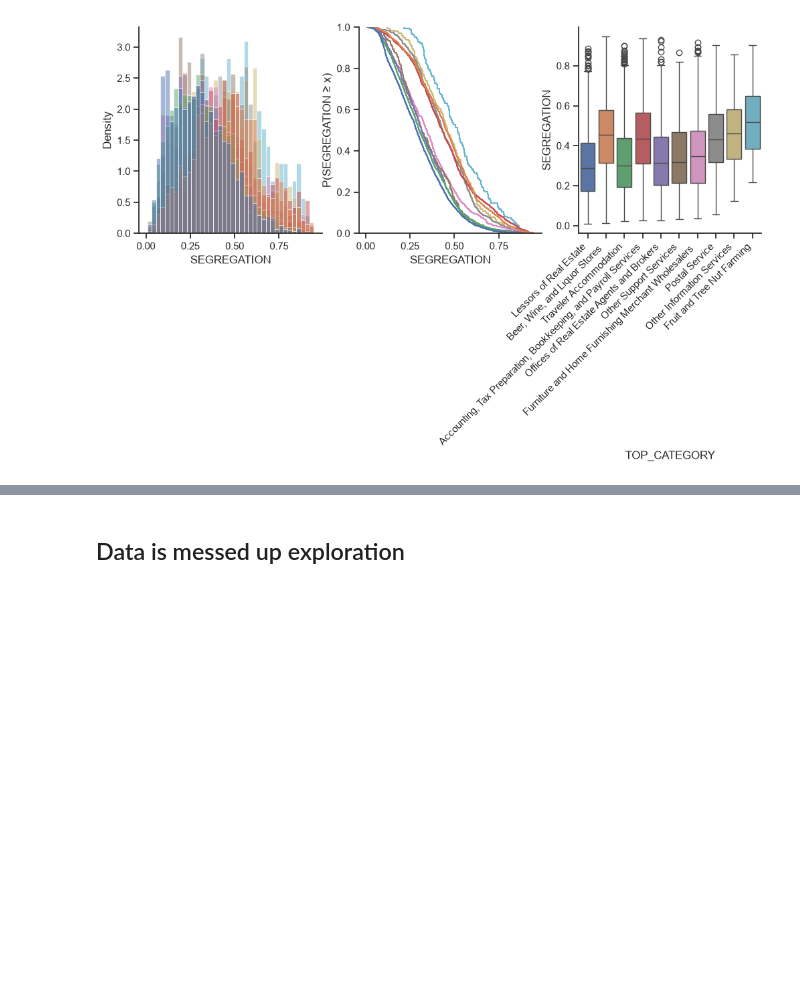
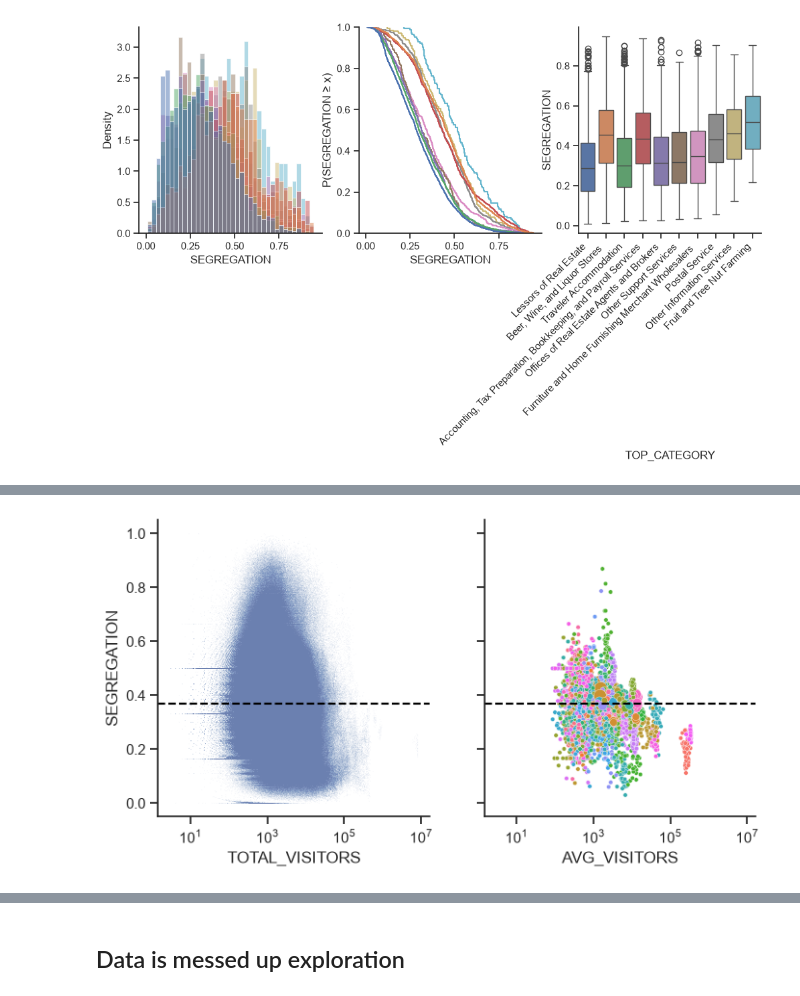
Before and after one commit to marcus-friis/weekly-patterns-plus-exploration, a Jupyter notebook: notebooks/new-york-poi-segregation.ipynb, the cells around one changed output, grey strips where cells are left out. Drawn from its saved outputs; the diff is of its cells as text; code cells hidden in the pictures; blank space fills up the shorter version.

```diff
--- a/notebooks/new-york-poi-segregation.ipynb
+++ b/notebooks/new-york-poi-segregation.ipynb
@@ -429,0 +699,38 @@ sns.despine()
+# %%
+pois_weekly = pois_dim.join(poi_visits_weekly, on="ID_STORE")
+categories_weekly = pois_weekly.group_by("TOP_CATEGORY", "DATE_RANGE_START").agg(
+    pl.len().alias("NUM_POIS"),
+    pl.col("SEGREGATION").mean(),
+    ((pl.col("SEGREGATION") * pl.col("TOTAL_VISITORS")).sum() / pl.col("TOTAL_VISITORS").sum()).alias("W_SEGREGATION"),
+    pl.col("TOTAL_VISITORS").sum(),
+    pl.col("TOTAL_VISITORS").mean().alias("AVG_VISITORS")
+)
+# %%
+fig, axes = plt.subplots(1, 2, sharex=True, sharey=True, figsize=(8,4))
+
+sns.scatterplot(
+    pois_weekly.to_pandas(),
+    x="TOTAL_VISITORS",
+    y="SEGREGATION",
+    alpha=.04,
+    s=.5,
+    ax=axes[0]
+)
+sns.scatterplot(
+    categories_weekly.to_pandas(),
+    x="AVG_VISITORS",
+    y="SEGREGATION",
+    size="NUM_POIS",
+    sizes=(10, 200),
+    hue="TOP_CATEGORY",
+    legend=False,
+    ax=axes[1]
+)
+
+mean_seg = pois_weekly["SEGREGATION"].mean()
+for ax in axes:
+    ax.set_xscale("log")
+    ax.axhline(mean_seg, color="black", ls="--")
+sns.despine()
+# %% [output]
+[figure, added]
```
Also changed, not shown: parts of 18 cells of this notebook.
